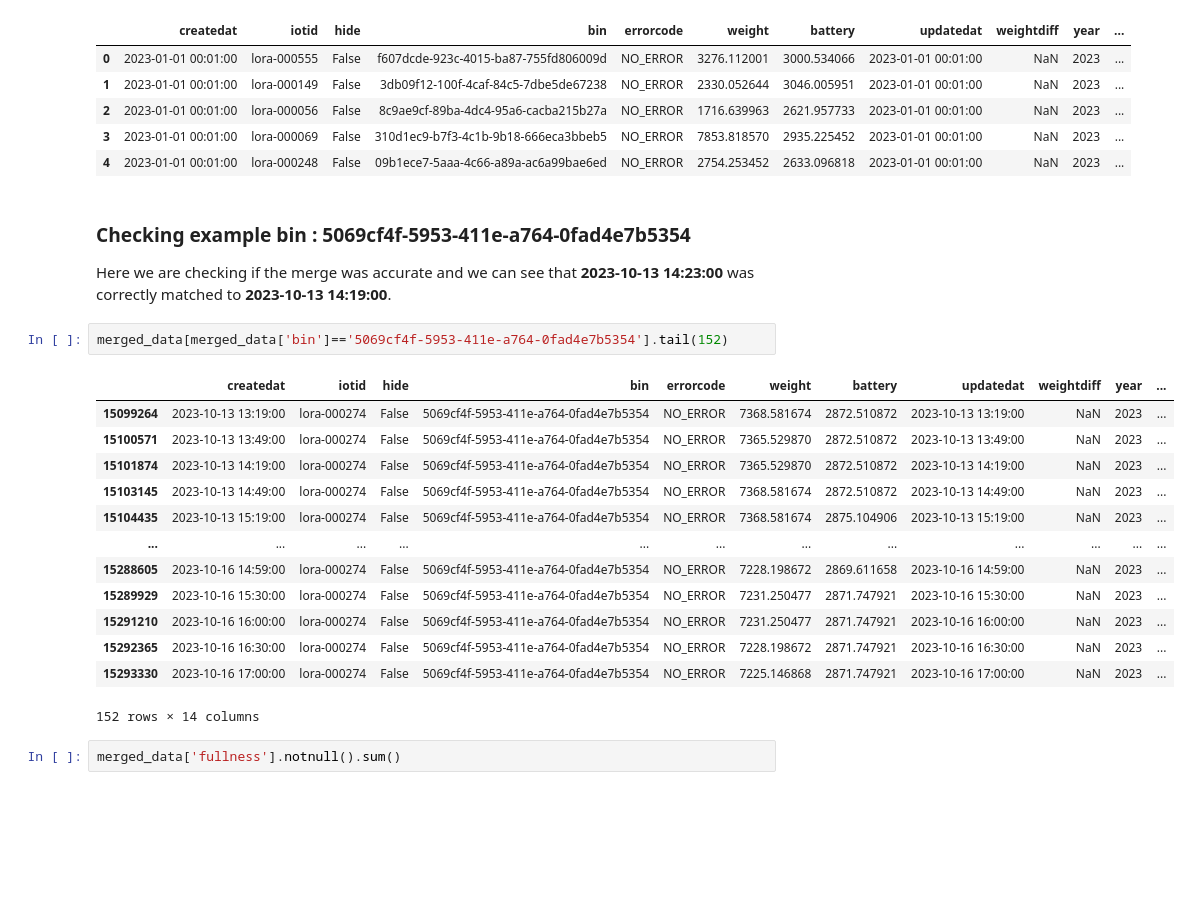
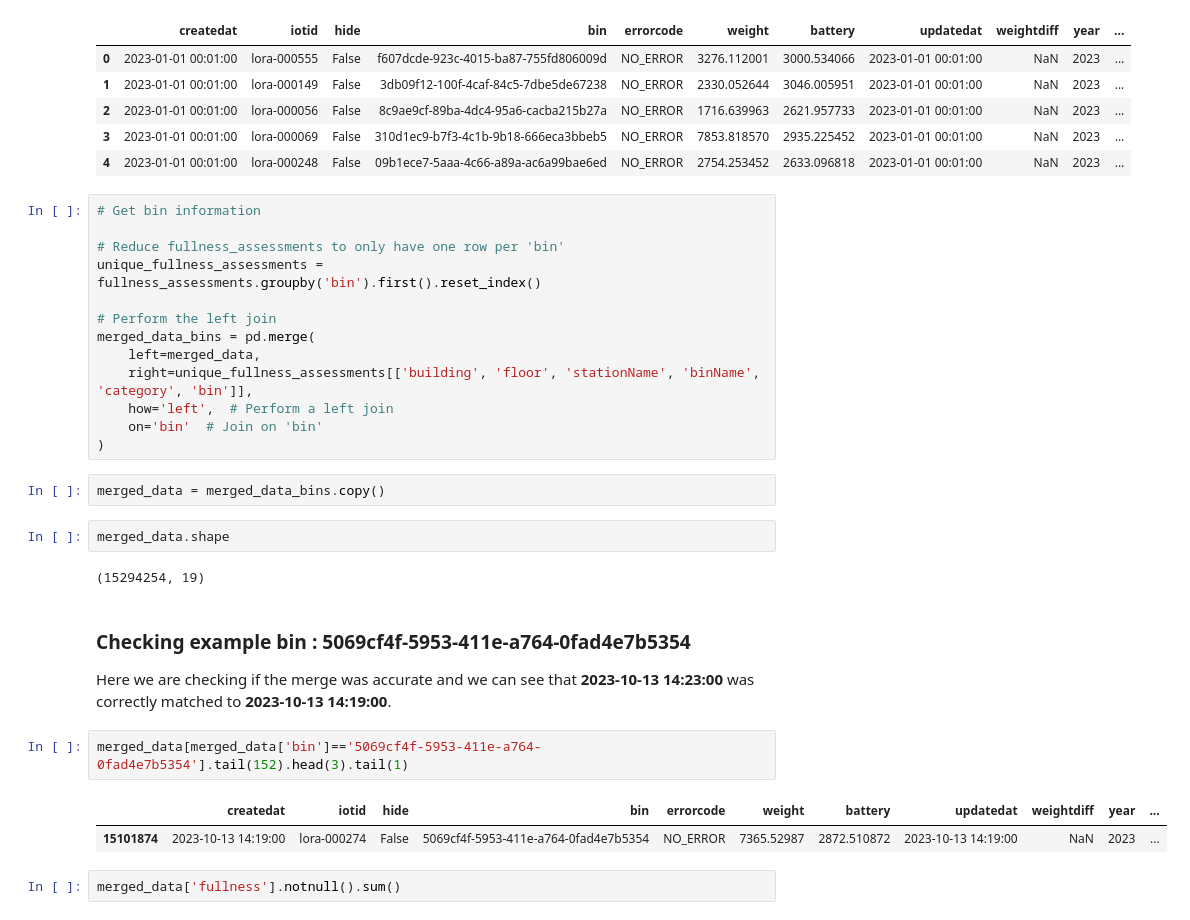
Before and after one commit to BU-Spark/ds-spare-it-scale-calib, a Jupyter notebook: fa23-team/src/Project_report-final.ipynb, the cells around one changed output. Saved outputs shown, nothing was run; the diff lists cells and outputs as text; blank space fills up the shorter version.

Commit message:
Update to include bin level information on merged data (Fullness)

```diff
--- a/fa23-team/src/Project_report-final.ipynb
+++ b/fa23-team/src/Project_report-final.ipynb
@@ -404,26 +404,34 @@ merged_data.head(5)
 | 2 | 2023-01-01 00:01:00 | lora-000056 | False | 8c9ae9cf-89ba-4dc4-95a6-cacba215b27a | NO_ERROR | 1716.639963 | 2621.957733 | 2023-01-01 00:01:00 | NaN | 2023 | ... |
 | 3 | 2023-01-01 00:01:00 | lora-000069 | False | 310d1ec9-b7f3-4c1b-9b18-666eca3bbeb5 | NO_ERROR | 7853.818570 | 2935.225452 | 2023-01-01 00:01:00 | NaN | 2023 | ... |
 | 4 | 2023-01-01 00:01:00 | lora-000248 | False | 09b1ece7-5aaa-4c66-a89a-ac6a99bae6ed | NO_ERROR | 2754.253452 | 2633.096818 | 2023-01-01 00:01:00 | NaN | 2023 | ... |
+# %%
+# Get bin information
+
+# Reduce fullness_assessments to only have one row per 'bin'
+unique_fullness_assessments = fullness_assessments.groupby('bin').first().reset_index()
+
+# Perform the left join
+merged_data_bins = pd.merge(
+    left=merged_data,
+    right=unique_fullness_assessments[['building', 'floor', 'stationName', 'binName', 'category', 'bin']],
+    how='left',  # Perform a left join
+    on='bin'  # Join on 'bin'
+)
+# %%
+merged_data = merged_data_bins.copy()
+# %%
+merged_data.shape
+# %% [output]
+(15294254, 19)
 # %% [markdown]
 ### Checking example bin : 5069cf4f-5953-411e-a764-0fad4e7b5354
 
 Here we are checking if the merge was accurate and we can see that **2023-10-13 14:23:00** was correctly matched to **2023-10-13 14:19:00**.
 # %%
-merged_data[merged_data['bin']=='5069cf4f-5953-411e-a764-0fad4e7b5354'].tail(152)
+merged_data[merged_data['bin']=='5069cf4f-5953-411e-a764-0fad4e7b5354'].tail(152).head(3).tail(1)
 # %% [output]
 |  | createdat | iotid | hide | bin | errorcode | weight | battery | updatedat | weightdiff | year | ... |
-| 15099264 | 2023-10-13 13:19:00 | lora-000274 | False | 5069cf4f-5953-411e-a764-0fad4e7b5354 | NO_ERROR | 7368.581674 | 2872.510872 | 2023-10-13 13:19:00 | NaN | 2023 | ... |
-| 15100571 | 2023-10-13 13:49:00 | lora-000274 | False | 5069cf4f-5953-411e-a764-0fad4e7b5354 | NO_ERROR | 7365.529870 | 2872.510872 | 2023-10-13 13:49:00 | NaN | 2023 | ... |
-| 15101874 | 2023-10-13 14:19:00 | lora-000274 | False | 5069cf4f-5953-411e-a764-0fad4e7b5354 | NO_ERROR | 7365.529870 | 2872.510872 | 2023-10-13 14:19:00 | NaN | 2023 | ... |
-| 15103145 | 2023-10-13 14:49:00 | lora-000274 | False | 5069cf4f-5953-411e-a764-0fad4e7b5354 | NO_ERROR | 7368.581674 | 2872.510872 | 2023-10-13 14:49:00 | NaN | 2023 | ... |
-| 15104435 | 2023-10-13 15:19:00 | lora-000274 | False | 5069cf4f-5953-411e-a764-0fad4e7b5354 | NO_ERROR | 7368.581674 | 2875.104906 | 2023-10-13 15:19:00 | NaN | 2023 | ... |
-| ... | ... | ... | ... | ... | ... | ... | ... | ... | ... | ... | ... |
-| 15288605 | 2023-10-16 14:59:00 | lora-000274 | False | 5069cf4f-5953-411e-a764-0fad4e7b5354 | NO_ERROR | 7228.198672 | 2869.611658 | 2023-10-16 14:59:00 | NaN | 2023 | ... |
-| 15289929 | 2023-10-16 15:30:00 | lora-000274 | False | 5069cf4f-5953-411e-a764-0fad4e7b5354 | NO_ERROR | 7231.250477 | 2871.747921 | 2023-10-16 15:30:00 | NaN | 2023 | ... |
-| 15291210 | 2023-10-16 16:00:00 | lora-000274 | False | 5069cf4f-5953-411e-a764-0fad4e7b5354 | NO_ERROR | 7231.250477 | 2871.747921 | 2023-10-16 16:00:00 | NaN | 2023 | ... |
-| 15292365 | 2023-10-16 16:30:00 | lora-000274 | False | 5069cf4f-5953-411e-a764-0fad4e7b5354 | NO_ERROR | 7228.198672 | 2871.747921 | 2023-10-16 16:30:00 | NaN | 2023 | ... |
-| 15293330 | 2023-10-16 17:00:00 | lora-000274 | False | 5069cf4f-5953-411e-a764-0fad4e7b5354 | NO_ERROR | 7225.146868 | 2871.747921 | 2023-10-16 17:00:00 | NaN | 2023 | ... |
+| 15101874 | 2023-10-13 14:19:00 | lora-000274 | False | 5069cf4f-5953-411e-a764-0fad4e7b5354 | NO_ERROR | 7365.52987 | 2872.510872 | 2023-10-13 14:19:00 | NaN | 2023 | ... |
-152 rows × 14 columns
 # %%
 merged_data['fullness'].notnull().sum()
 # %% [output]
```
Also changed, not shown: parts of 1 cell of this notebook.
